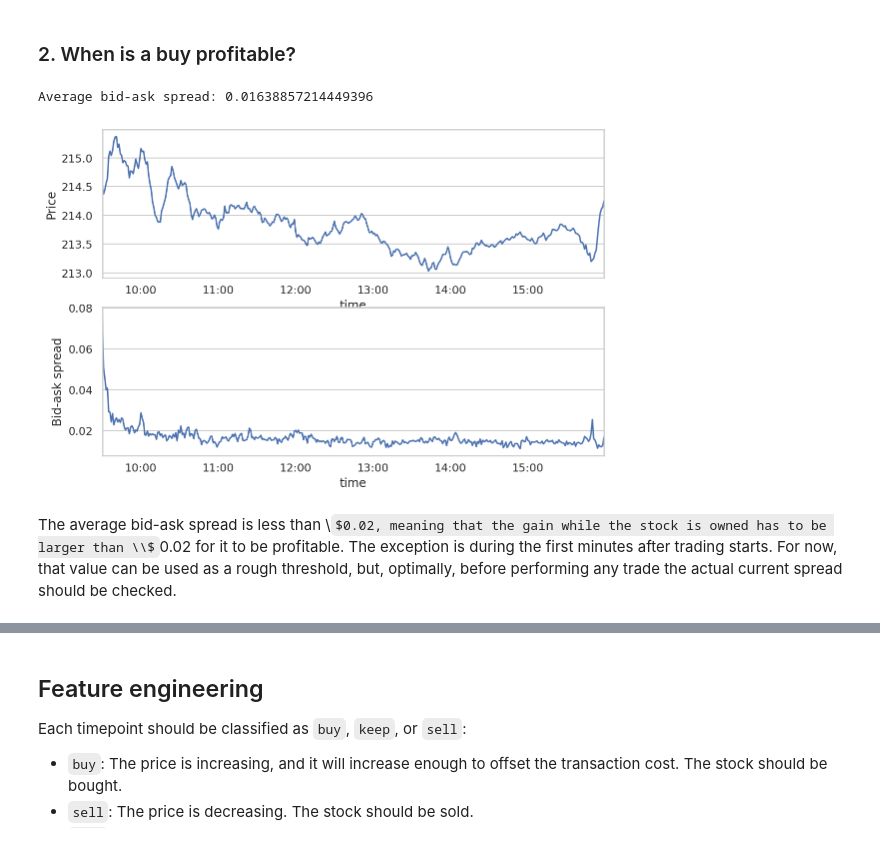
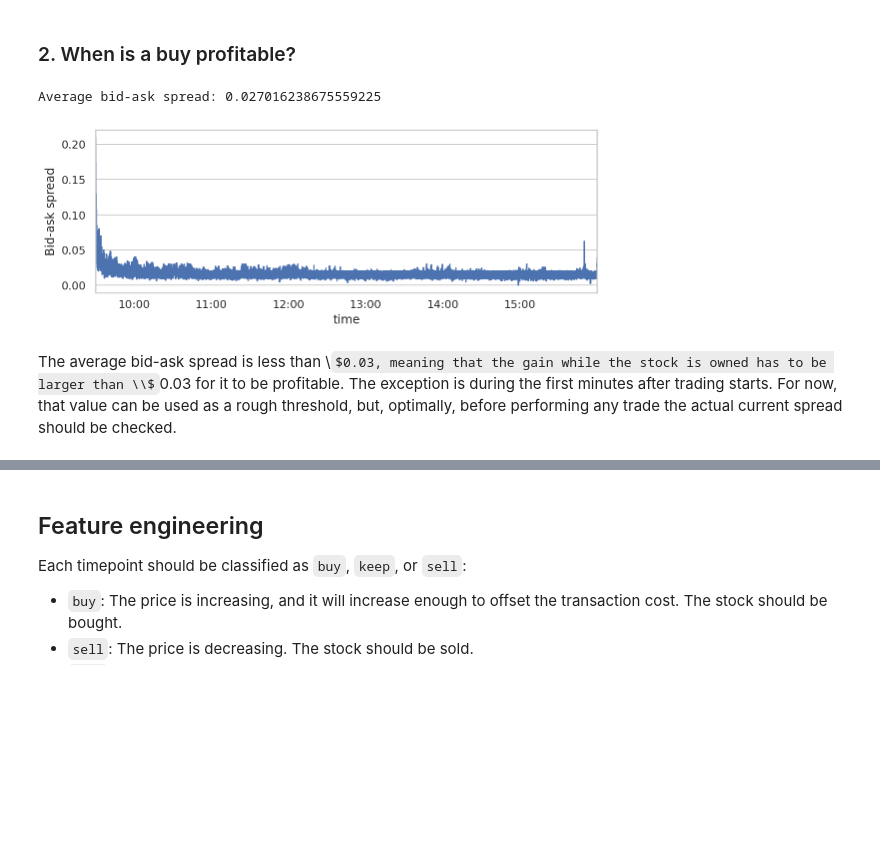
Before and after one commit to dwitvliet/project-stock-trading, a Jupyter notebook: stock_prediction.ipynb, the cells around one changed output, grey strips where cells are left out. Cells and saved outputs as stored; diff of their text form; code cells hidden in the pictures; some formulas as TeX source; blank space fills up the shorter version.

```diff
--- a/stock_prediction.ipynb
+++ b/stock_prediction.ipynb
@@ -136,7 +136,6 @@ trades.groupby(pd.Grouper(key='time', freq='1min'))['price'].mean() \
     .plot.line(ax=axes[0], ylabel='Average price')
 trades.groupby(pd.Grouper(key='time', freq='10min'))['volume'].sum().cumsum() \
     .plot.line(ax=axes[1], ylabel='Cumulative volume')
-quotes['spread'] = quotes['ask_price'] - quotes['bid_price']
 quotes.groupby(pd.Grouper(key='time', freq='1min'))['spread'].mean() \
     .plot.line(ax=axes[2], ylabel='Bid-ask spread')
 for ax in axes:
@@ -152,20 +151,14 @@ The bid-ask spread outside of regular trading hours is ~10 times higher than dur
 # %% [markdown]
 ### 2. When is a buy profitable?
 # %%
-grouper = pd.Grouper(key='time', freq='1min')
-price_per_second = trades.groupby(grouper)[['price']].mean().join(
-    quotes.groupby(grouper)[['spread']].mean(),
-    how='outer'
-) \
-    .between_time('09:30', '16:00', include_end=False)
-
-fig, axes = plt.subplots(2, 1, figsize=(9, 6))
-price_per_second['price'].plot.line(ax=axes[0], ylabel='Price')
-price_per_second['spread'].plot.line(ax=axes[1], ylabel='Bid-ask spread')
+fig, ax = plt.subplots(figsize=(9, 3))
+quotes.groupby(pd.Grouper(key='time', freq='1s'))['spread'].mean() \
+    .between_time('09:30', '16:00', include_end=False) \
+    .plot.line(ax=ax, ylabel='Bid-ask spread')
 
 print('Average bid-ask spread:', price_per_second['spread'].mean())
 # %% [output]
-Average bid-ask spread: 0.01638857214449396
+Average bid-ask spread: 0.027016238675559225
-[figure, old version]
+[figure, new version]
 # %% [markdown]
-The average bid-ask spread is less than \\$0.02, meaning that the gain while the stock is owned has to be larger than \\$0.02 for it to be profitable. The exception is during the first minutes after trading starts. For now, that value can be used as a rough threshold, but, optimally, before performing any trade the actual current spread should be checked.
+The average bid-ask spread is less than \\$0.03, meaning that the gain while the stock is owned has to be larger than \\$0.03 for it to be profitable. The exception is during the first minutes after trading starts. For now, that value can be used as a rough threshold, but, optimally, before performing any trade the actual current spread should be checked.
```
Also changed, not shown: parts of 5 cells of this notebook.
